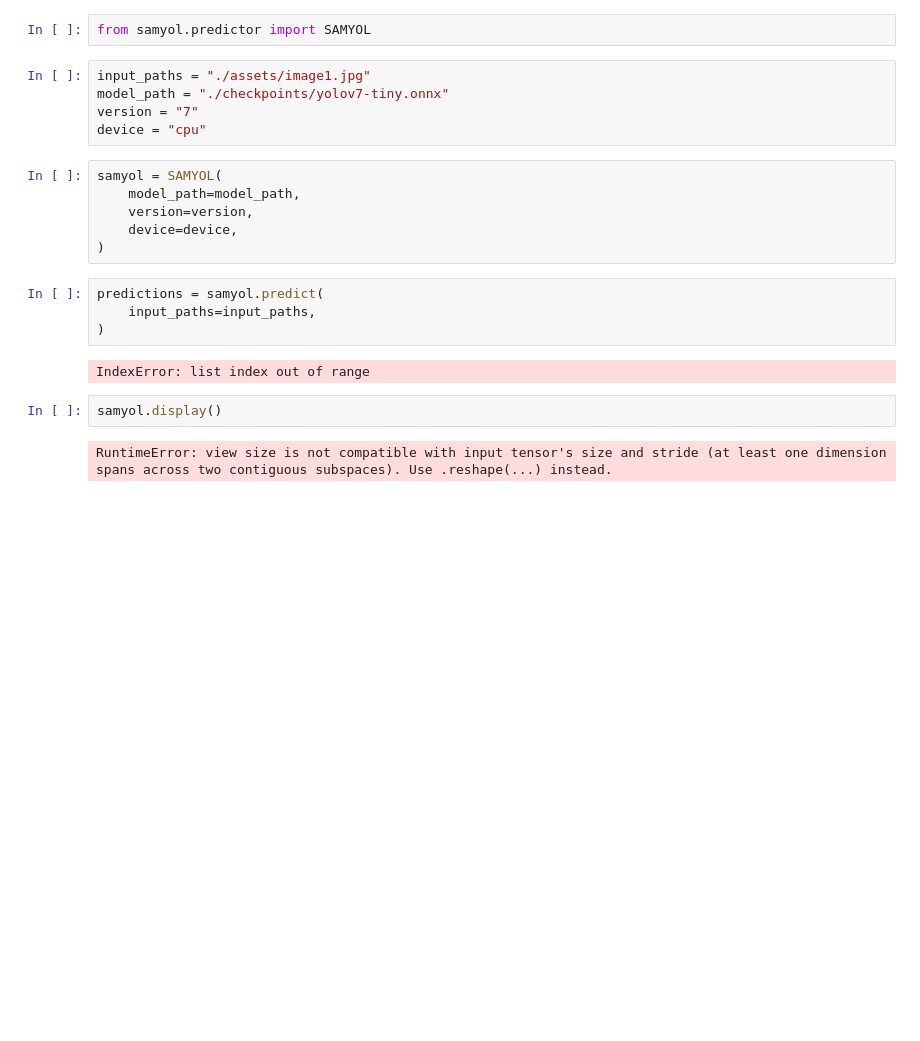
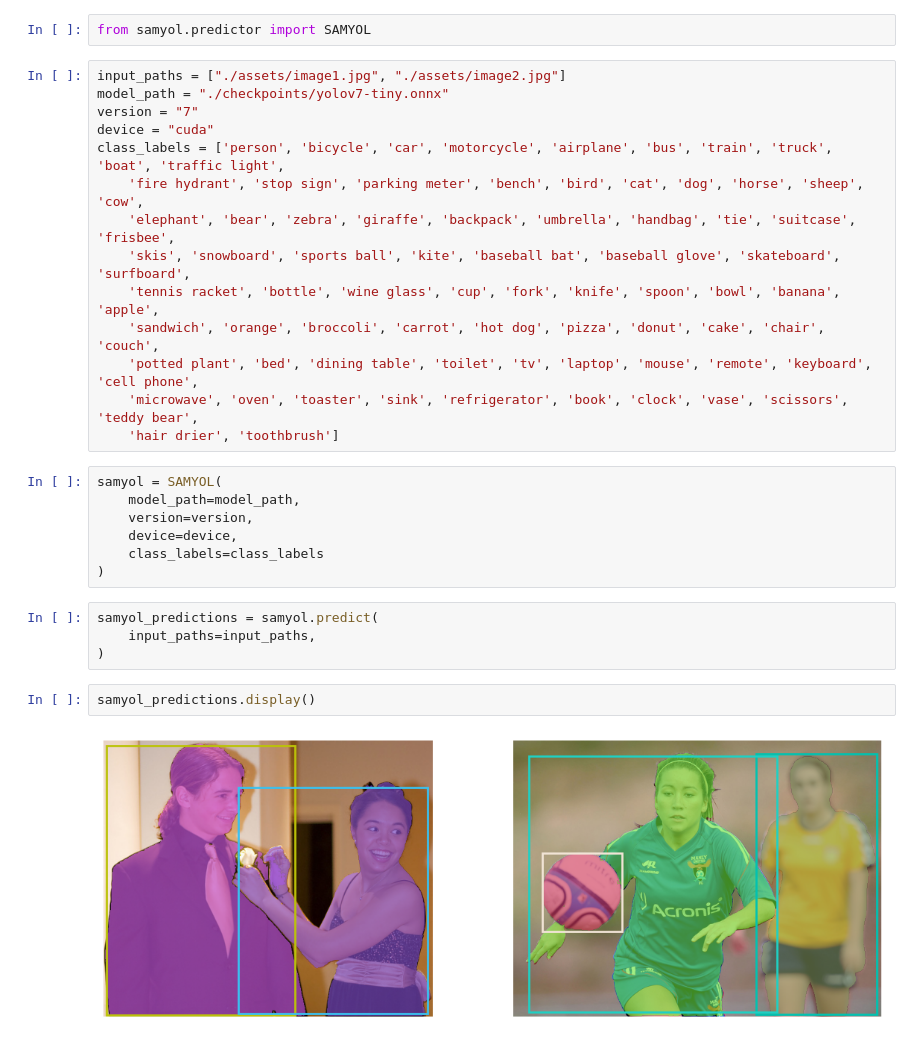
Before and after one commit to Jawher-Ben-Abdallah/SAMYOL, a Jupyter notebook: tutorial.ipynb, the cells around one changed output. Saved outputs shown, nothing was run; the diff lists cells and outputs as text; blank space fills up the shorter version.

Commit message:
Move display method to prediction_results

```diff
--- a/tutorial.ipynb
+++ b/tutorial.ipynb
@@ -1,23 +1,31 @@
 # %%
 from samyol.predictor import SAMYOL
-# %%
-input_paths = "./assets/image1.jpg"
-model_path = "./checkpoints/yolov7-tiny.onnx"
-version = "7"
-device = "cpu"
+# %%
+input_paths = ["./assets/image1.jpg", "./assets/image2.jpg"]
+model_path = "./checkpoints/yolov7-tiny.onnx"
+version = "7"
+device = "cuda"
+class_labels = ['person', 'bicycle', 'car', 'motorcycle', 'airplane', 'bus', 'train', 'truck', 'boat', 'traffic light',
+    'fire hydrant', 'stop sign', 'parking meter', 'bench', 'bird', 'cat', 'dog', 'horse', 'sheep', 'cow',
+    'elephant', 'bear', 'zebra', 'giraffe', 'backpack', 'umbrella', 'handbag', 'tie', 'suitcase', 'frisbee',
+    'skis', 'snowboard', 'sports ball', 'kite', 'baseball bat', 'baseball glove', 'skateboard', 'surfboard',
+    'tennis racket', 'bottle', 'wine glass', 'cup', 'fork', 'knife', 'spoon', 'bowl', 'banana', 'apple',
+    'sandwich', 'orange', 'broccoli', 'carrot', 'hot dog', 'pizza', 'donut', 'cake', 'chair', 'couch',
+    'potted plant', 'bed', 'dining table', 'toilet', 'tv', 'laptop', 'mouse', 'remote', 'keyboard', 'cell phone',
+    'microwave', 'oven', 'toaster', 'sink', 'refrigerator', 'book', 'clock', 'vase', 'scissors', 'teddy bear',
+    'hair drier', 'toothbrush']
 # %%
 samyol = SAMYOL(
     model_path=model_path,
     version=version,
     device=device,
+    class_labels=class_labels
 )
 # %%
-predictions = samyol.predict(
+samyol_predictions = samyol.predict(
     input_paths=input_paths,
 )
-# %% [output]
-IndexError: list index out of range
 # %%
-samyol.display()
+samyol_predictions.display()
 # %% [output]
-RuntimeError: view size is not compatible with input tensor's size and stride (at least one dimension spans across two contiguous subspaces). Use .reshape(...) instead.
+[figure, added]
```
Also changed, not shown: 3 other files.
